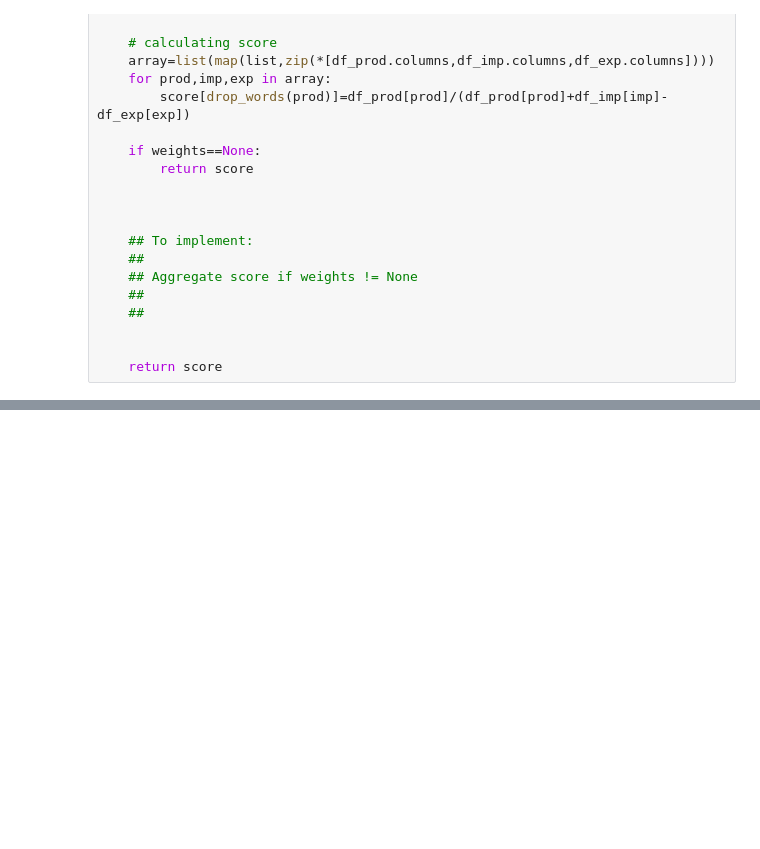
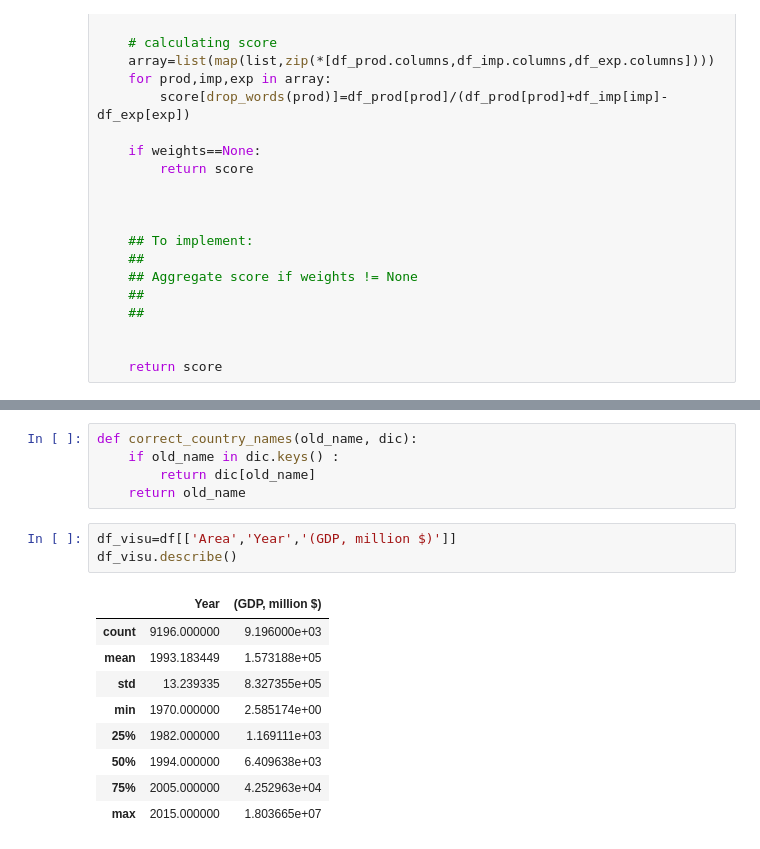
Before and after one commit to martin-ev/ADA-project, a Jupyter notebook: Scripts/Results_julien.ipynb, the cells around one changed output, grey strips where cells are left out. Saved outputs shown, nothing was run; the diff lists cells and outputs as text; blank space fills up the shorter version.

```diff
--- a/Scripts/Results_julien.ipynb
+++ b/Scripts/Results_julien.ipynb
@@ -87,0 +207,18 @@ compute_score(df)
+# %%
+def correct_country_names(old_name, dic):
+    if old_name in dic.keys() :
+        return dic[old_name]
+    return old_name
+# %%
+df_visu=df[['Area','Year','(GDP, million $)']]
+df_visu.describe()
+# %% [output]
+|  | Year | (GDP, million $) |
+| count | 9196.000000 | 9.196000e+03 |
+| mean | 1993.183449 | 1.573188e+05 |
+| std | 13.239335 | 8.327355e+05 |
+| min | 1970.000000 | 2.585174e+00 |
+| 25% | 1982.000000 | 1.169111e+03 |
+| 50% | 1994.000000 | 6.409638e+03 |
+| 75% | 2005.000000 | 4.252963e+04 |
+| max | 2015.000000 | 1.803665e+07 |
```
Also changed, not shown: parts of 20 cells of this notebook.
